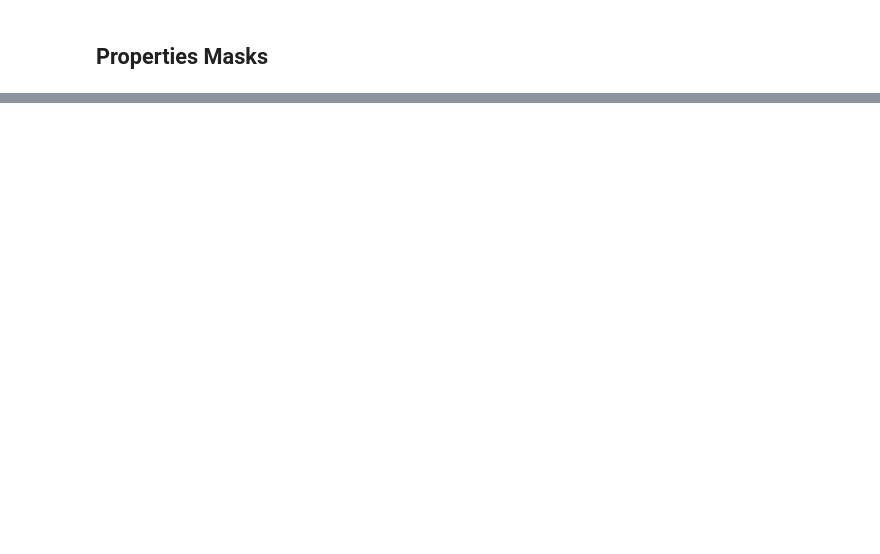
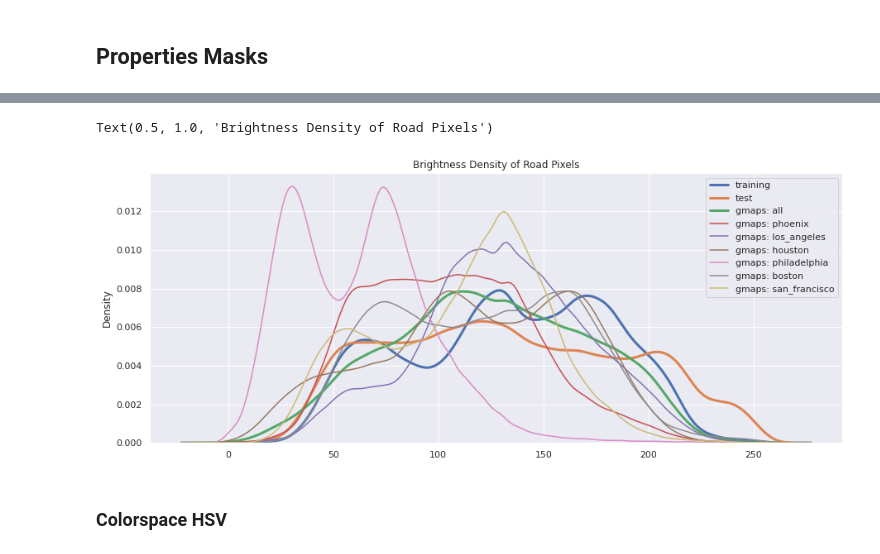
Before and after one commit to jjurm/road-segmentation, a Jupyter notebook: notebooks/images_properties.ipynb, the cells around one changed output, grey strips where cells are left out. Drawn from its saved outputs; the diff is of its cells as text; code cells hidden in the pictures; blank space fills up the shorter version.

```diff
--- a/notebooks/images_properties.ipynb
+++ b/notebooks/images_properties.ipynb
@@ -334,0 +438,10 @@ y[100]
+# %%
+hist_dict_l_masked = pixelwise_hist(colorspace='L', masked=True)
+# %%
+plot_hist_dict(hist_dict_l_masked, channel=0, bandwith=0.1)
+plt.title("Brightness Density of Road Pixels")
+# %% [output]
+Text(0.5, 1.0, 'Brightness Density of Road Pixels')
+[figure, added]
+# %% [markdown]
+### Colorspace HSV
```
Also changed, not shown: parts of 29 cells of this notebook.
